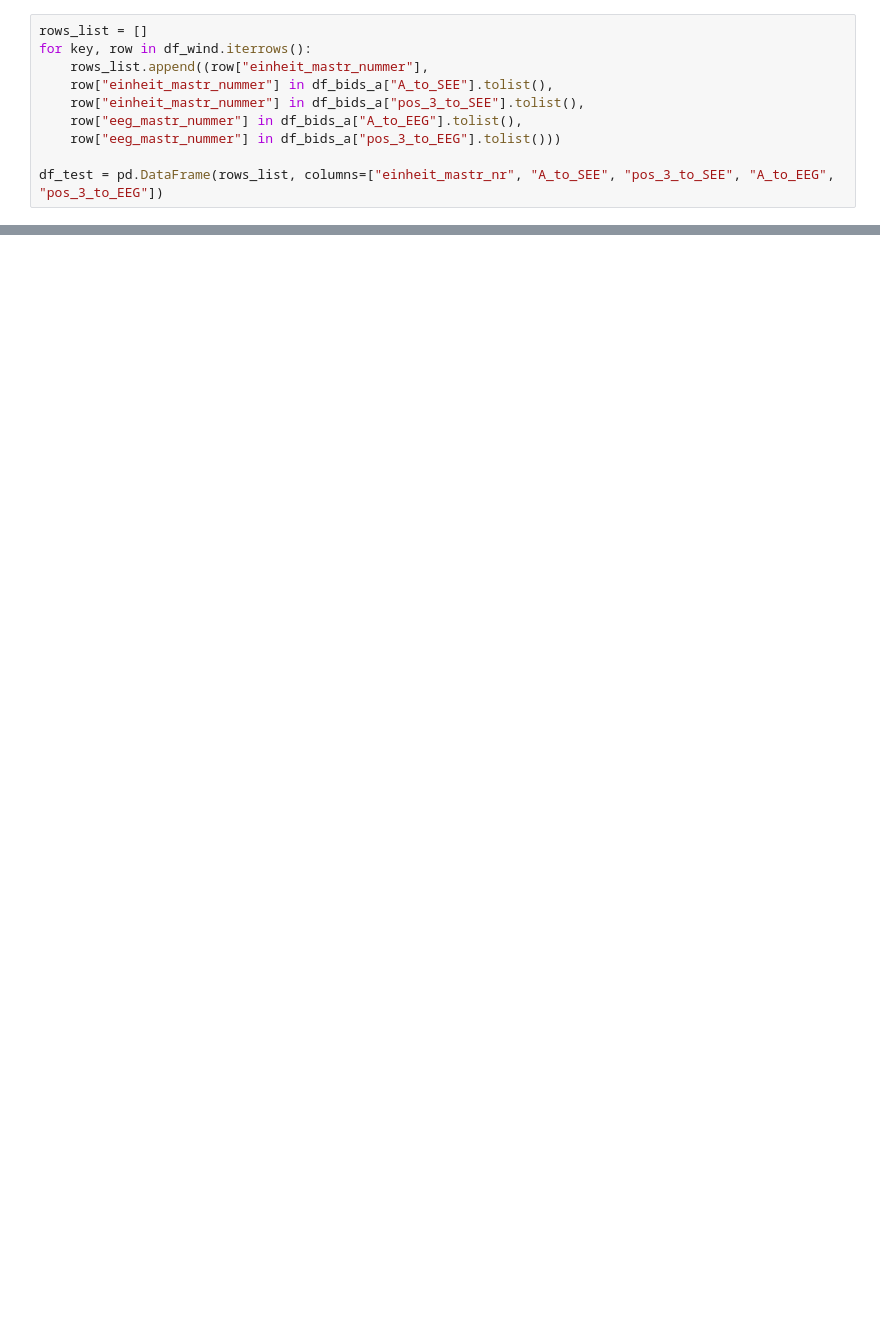
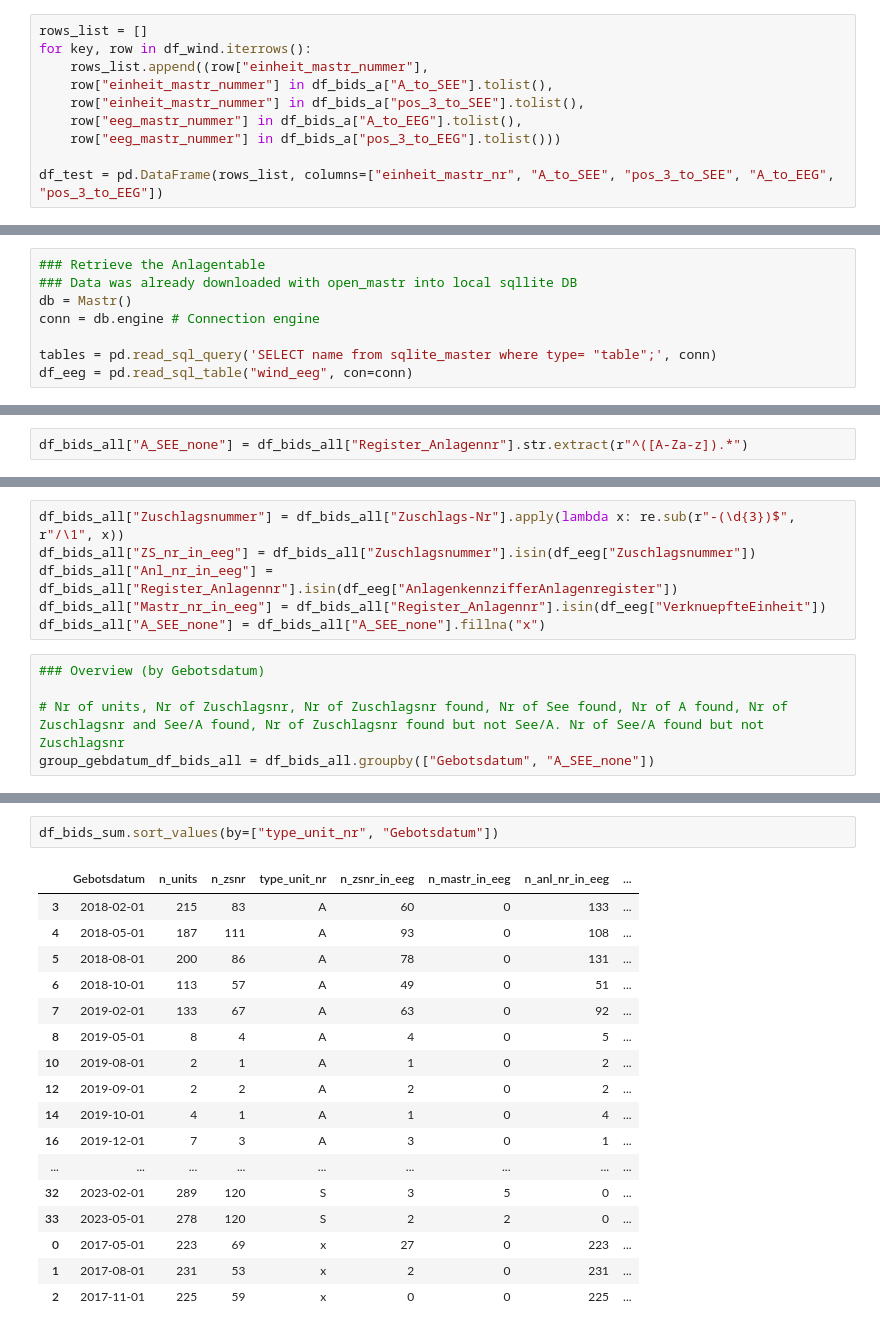
Before and after one commit to Gunnar-Oeh/goal100_wind_case, a Jupyter notebook: notebooks/04_insert_bids_data.ipynb, the cells around one changed output, grey strips where cells are left out. Cells and saved outputs as stored; diff of their text form; blank space fills up the shorter version.

Commit message:
finish eda Anlagen/Zuschlags tables

```diff
--- a/notebooks/04_insert_bids_data.ipynb
+++ b/notebooks/04_insert_bids_data.ipynb
@@ -158,0 +145,8 @@ print(df_test["Register_Anlagennr"].sum(), len(df_bids_see), len(df_bids_all))
+# %%
+### Retrieve the Anlagentable
+### Data was already downloaded with open_mastr into local sqllite DB
+db = Mastr()
+conn = db.engine # Connection engine
+
+tables = pd.read_sql_query('SELECT name from sqlite_master where type= "table";', conn)
+df_eeg = pd.read_sql_table("wind_eeg", con=conn)
@@ -158,0 +192,2 @@ print(df_test["Register_Anlagennr"].sum(), len(df_bids_see), len(df_bids_all))
+# %%
+df_bids_all["A_SEE_none"] = df_bids_all["Register_Anlagennr"].str.extract(r"^([A-Za-z]).*")
@@ -158,0 +219,11 @@ print(df_test["Register_Anlagennr"].sum(), len(df_bids_see), len(df_bids_all))
+# %%
+df_bids_all["Zuschlagsnummer"] = df_bids_all["Zuschlags-Nr"].apply(lambda x: re.sub(r"-(\d{3})$", r"/\1", x))
+df_bids_all["ZS_nr_in_eeg"] = df_bids_all["Zuschlagsnummer"].isin(df_eeg["Zuschlagsnummer"])
+df_bids_all["Anl_nr_in_eeg"] = df_bids_all["Register_Anlagennr"].isin(df_eeg["AnlagenkennzifferAnlagenregister"])
+df_bids_all["Mastr_nr_in_eeg"] = df_bids_all["Register_Anlagennr"].isin(df_eeg["VerknuepfteEinheit"])
+df_bids_all["A_SEE_none"] = df_bids_all["A_SEE_none"].fillna("x")
+# %%
+### Overview (by Gebotsdatum)
+
+# Nr of units, Nr of Zuschlagsnr, Nr of Zuschlagsnr found, Nr of See found, Nr of A found, Nr of Zuschlagsnr and See/A found, Nr of Zuschlagsnr found but not See/A. Nr of See/A found but not Zuschlagsnr
+group_gebdatum_df_bids_all = df_bids_all.groupby(["Gebotsdatum", "A_SEE_none"])
@@ -158,0 +281,20 @@ print(df_test["Register_Anlagennr"].sum(), len(df_bids_see), len(df_bids_all))
+# %%
+df_bids_sum.sort_values(by=["type_unit_nr", "Gebotsdatum"])
+# %% [output]
+|  | Gebotsdatum | n_units | n_zsnr | type_unit_nr | n_zsnr_in_eeg | n_mastr_in_eeg | n_anl_nr_in_eeg | ... |
+| 3 | 2018-02-01 | 215 | 83 | A | 60 | 0 | 133 | ... |
+| 4 | 2018-05-01 | 187 | 111 | A | 93 | 0 | 108 | ... |
+| 5 | 2018-08-01 | 200 | 86 | A | 78 | 0 | 131 | ... |
+| 6 | 2018-10-01 | 113 | 57 | A | 49 | 0 | 51 | ... |
+| 7 | 2019-02-01 | 133 | 67 | A | 63 | 0 | 92 | ... |
+| 8 | 2019-05-01 | 8 | 4 | A | 4 | 0 | 5 | ... |
+| 10 | 2019-08-01 | 2 | 1 | A | 1 | 0 | 2 | ... |
+| 12 | 2019-09-01 | 2 | 2 | A | 2 | 0 | 2 | ... |
+| 14 | 2019-10-01 | 4 | 1 | A | 1 | 0 | 4 | ... |
+| 16 | 2019-12-01 | 7 | 3 | A | 3 | 0 | 1 | ... |
+| ... | ... | ... | ... | ... | ... | ... | ... | ... |
+| 32 | 2023-02-01 | 289 | 120 | S | 3 | 5 | 0 | ... |
+| 33 | 2023-05-01 | 278 | 120 | S | 2 | 2 | 0 | ... |
+| 0 | 2017-05-01 | 223 | 69 | x | 27 | 0 | 223 | ... |
+| 1 | 2017-08-01 | 231 | 53 | x | 2 | 0 | 231 | ... |
+| 2 | 2017-11-01 | 225 | 59 | x | 0 | 0 | 225 | ... |
```
Also changed, not shown: parts of 17 cells of this notebook.
